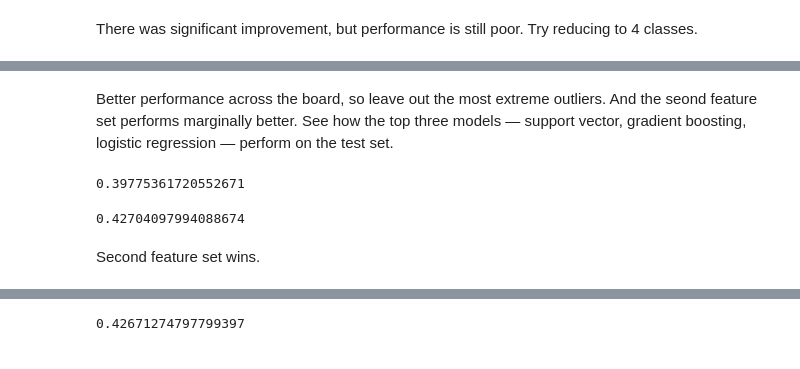
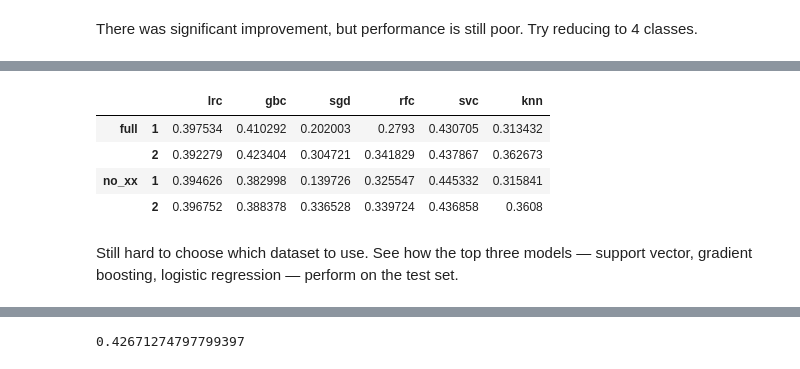
Before and after one commit to vincegiorno/drug_deaths, a Jupyter notebook: drug_deaths.ipynb, the cells around one changed output, grey strips where cells are left out. Drawn from its saved outputs; the diff is of its cells as text; code cells hidden in the pictures.

```diff
--- a/drug_deaths.ipynb
+++ b/drug_deaths.ipynb
@@ -960,4 +1138,17 @@ test_xx = list(set(xx_outliers) & set(list(data_test.index)))
 Xr1_noxx_train = Xr1_train.drop(train_xx)
 Xr2_noxx_train = Xr2_train.drop(train_xx)
 Y_2_noxx_train = Y_2_train.drop(train_xx)
+# %%
+index2 = pd.MultiIndex.from_product([['full', 'no_xx'], [1, 2]])
+results2 = pd.DataFrame(index=index2, columns=names)
+
+results2.loc['full', 1] = results.loc['Y2', 'r', 1]
+results2.loc['full', 2] = results.loc['Y2', 'r', 2]
+
+
+def run_trials2(X, Y, selected, feature_set):
+    for name, clf in zip(names, classifiers):
+        score = np.mean(cross_val_score(clf, X, Y, scoring=matthews))
+        results2.loc[selected, feature_set][name] = score
+        %time print('{} average score: {}'.format(full_names[name], score))
 # %%
@@ -1005,5 +1196,13 @@ Wall time: 91.4 ms
+# %%
+results2
+# %% [output]
+|  |  | lrc | gbc | sgd | rfc | svc | knn |
+| full | 1 | 0.397534 | 0.410292 | 0.202003 | 0.2793 | 0.430705 | 0.313432 |
+|  | 2 | 0.392279 | 0.423404 | 0.304721 | 0.341829 | 0.437867 | 0.362673 |
+| no_xx | 1 | 0.394626 | 0.382998 | 0.139726 | 0.325547 | 0.445332 | 0.315841 |
+|  | 2 | 0.396752 | 0.388378 | 0.336528 | 0.339724 | 0.436858 | 0.3608 |
 # %% [markdown]
-Better performance across the board, so leave out the most extreme outliers. And the seond feature set performs marginally better. See how the top three models — support vector, gradient boosting, logistic regression — perform on the test set.
+Still hard to choose which dataset to use. See how the top three models — support vector, gradient boosting, logistic regression — perform on the test set.
 # %%
 r_test = pd.DataFrame(robust.fit_transform(data_test.drop(['urban_inf'], axis=1)),
                        index=data_test.index, columns=data_test.drop(['urban_inf'], axis=1).columns)
@@ -1022,17 +1227,3 @@ Y_4_test = combine_targets(Y_8_test)
 Y_2_test = combine_targets(Y_4_test)
 
 Y_2_noxx_test = Y_2_test.drop(test_xx)
-# %%
-svc.fit(Xr1_noxx_train, Y_2_noxx_train)
-Y_pred = svc.predict(Xr1_noxx_test)
-matthews_corrcoef(Y_2_noxx_test, Y_pred)
-# %% [output]
-0.39775361720552671
-# %%
-svc.fit(Xr2_noxx_train, Y_2_noxx_train)
-Y_pred = svc.predict(Xr2_noxx_test)
-matthews_corrcoef(Y_2_noxx_test, Y_pred)
-# %% [output]
-0.42704097994088674
-# %% [markdown]
-Second feature set wins.
```
Also changed, not shown: parts of 40 cells of this notebook.
